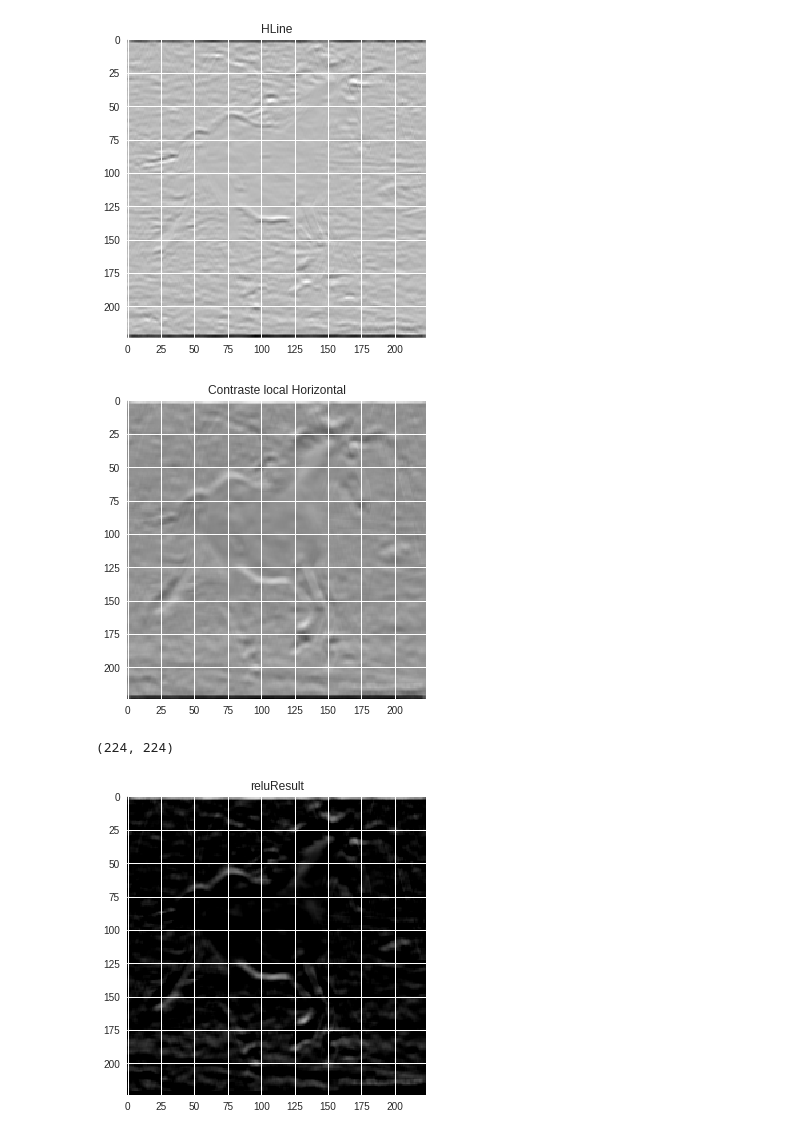
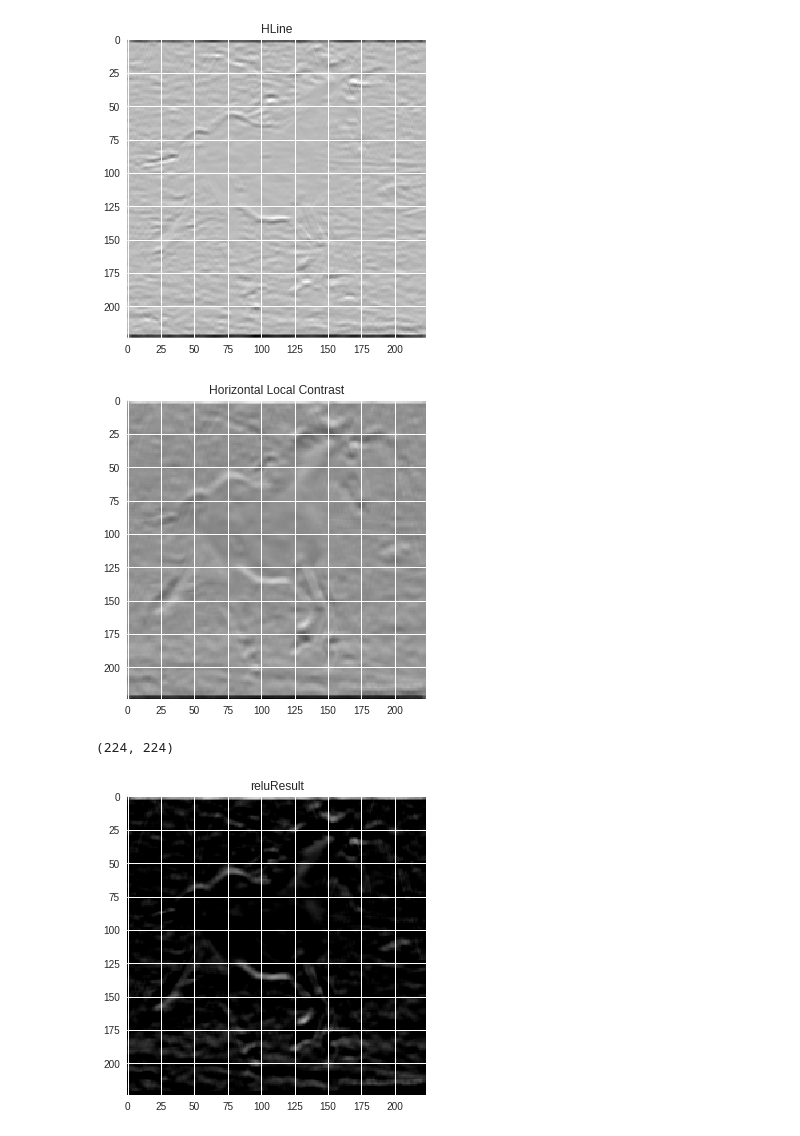
Before and after one commit to murillocjr/convolutionalNN, a Jupyter notebook: visualizingCNN.ipynb, the cells around one changed output. Saved outputs shown, nothing was run; the diff lists cells and outputs as text; code cells hidden in the pictures.

```diff
--- a/visualizingCNN.ipynb
+++ b/visualizingCNN.ipynb
@@ -149,13 +149,13 @@ for i in range(6):
 # %%
 image_horizontal = filteredImage[:,:,:,0].reshape(224,224)
 
-plt.title("Contraste local Horizontal")
+plt.title("Horizontal Local Contrast")
 plt.imshow(image_horizontal,cmap = 'gray')
 plt.show()
 
 print(image_horizontal.shape)
 # %% [output]
-[figure, old version]
+[figure, new version]
 (224, 224)
 # %%
 X = tf.placeholder(tf.float32, shape=(224, 224))
```
Also changed, not shown: parts of 2 cells of this notebook.
